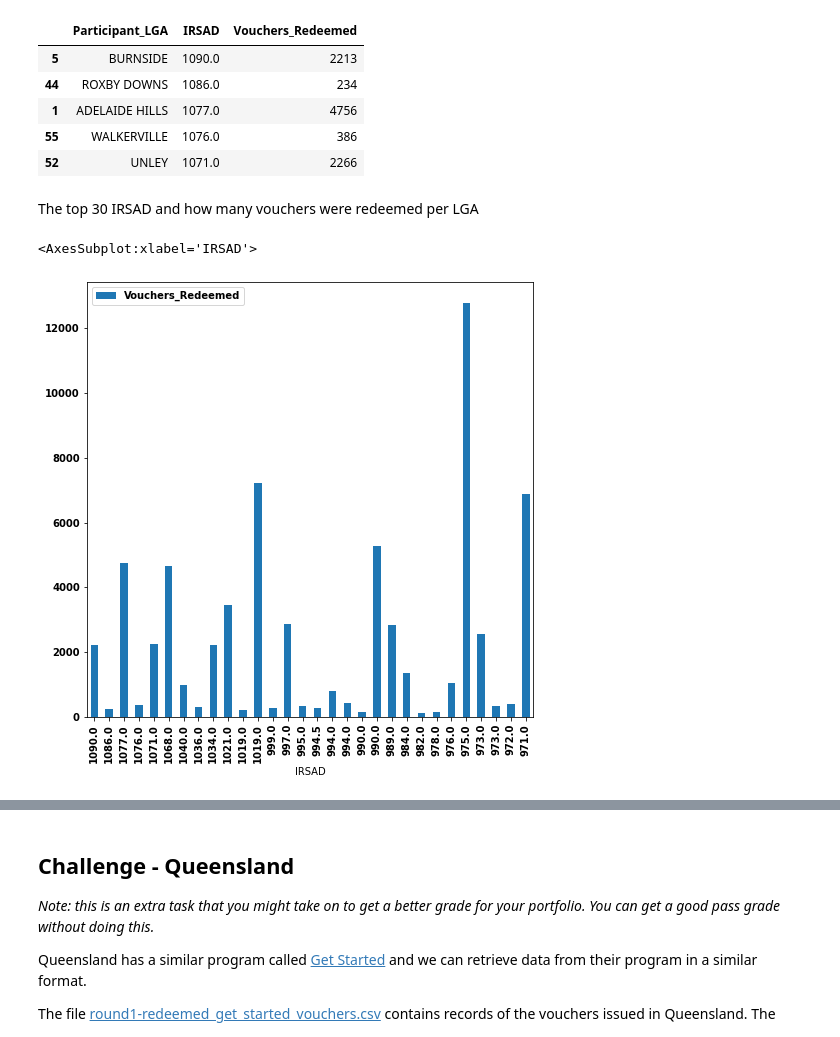
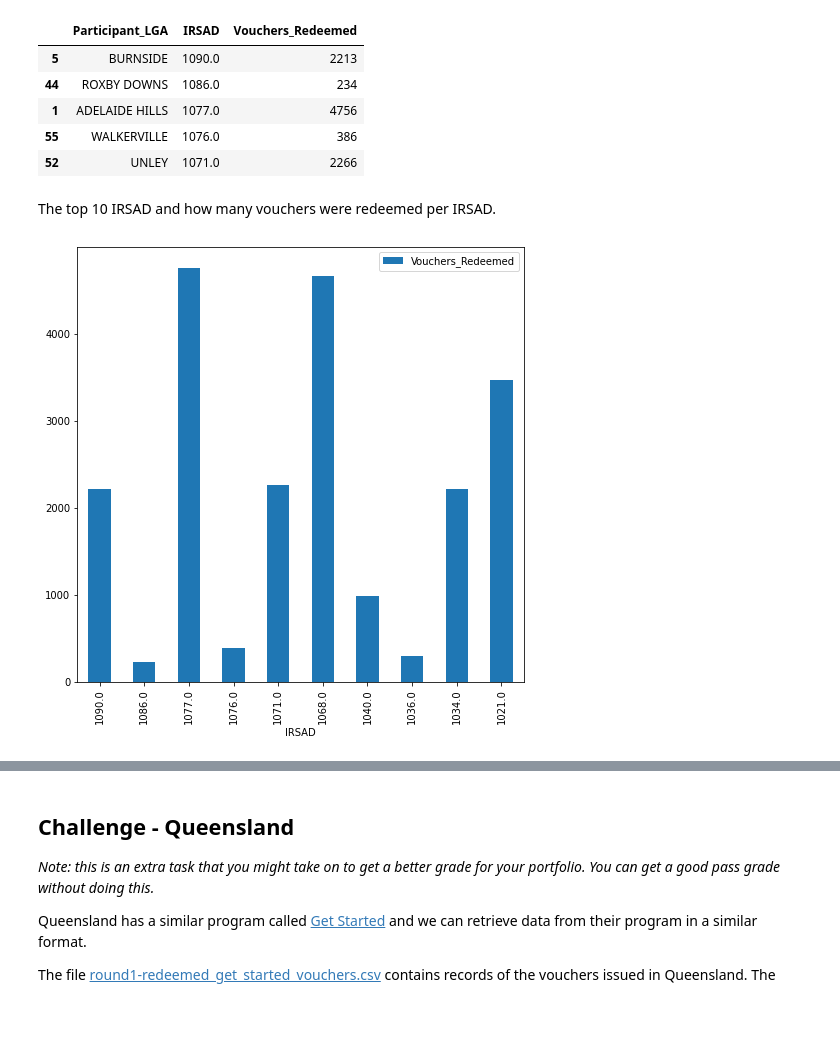
Before and after one commit to MQCOMP2200-S2-2021/data-science-portfolio-liamstrang, a Jupyter notebook: Portfolio 2.ipynb, the cells around one changed output, grey strips where cells are left out. Drawn from its saved outputs; the diff is of its cells as text; code cells hidden in the pictures; blank space fills up the shorter version.

```diff
--- a/Portfolio 2.ipynb
+++ b/Portfolio 2.ipynb
@@ -93,9 +93,9 @@ highestSuburbs.head()
 | 55 | WALKERVILLE | 1076.0 | 386 |
 | 52 | UNLEY | 1071.0 | 2266 |
 # %% [markdown]
-The top 30 IRSAD and how many vouchers were redeemed per LGA
+The top 10 IRSAD and how many vouchers were redeemed per IRSAD.
 # %%
-highestSuburbs.iloc[0:30].plot(x="IRSAD", y="Vouchers_Redeemed", kind="bar", figsize=(8,8))
+highestSuburbs.iloc[0:10].plot(x="IRSAD", y="Vouchers_Redeemed", kind="bar", figsize=(8,8))
+plt.show()
 # %% [output]
-<AxesSubplot:xlabel='IRSAD'>
-[figure, old version]
+[figure, new version]
```
Also changed, not shown: parts of 13 cells of this notebook.
